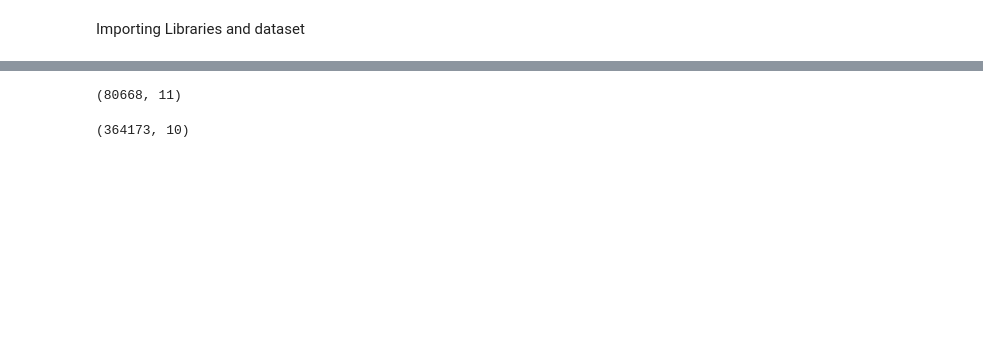
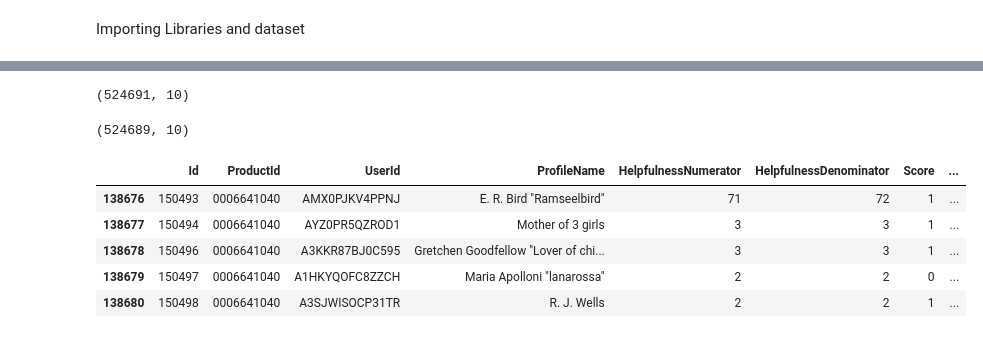
Before and after one commit to mrabhi20iitk/Amazon-Fine-Food-reviews-sentiment_classification, a Jupyter notebook: Amazon-Fine-Food-Reviews-Logistic_Regression/Amazon-Fine-Food-Reviews.ipynb, the cells around one changed output, grey strips where cells are left out. Cells and saved outputs as stored; diff of their text form; code cells hidden in the pictures; blank space fills up the shorter version.

```diff
--- a/Amazon-Fine-Food-Reviews-Logistic_Regression/Amazon-Fine-Food-Reviews.ipynb
+++ b/Amazon-Fine-Food-Reviews-Logistic_Regression/Amazon-Fine-Food-Reviews.ipynb
@@ -33,5 +60,0 @@ data.head()
-# %%
-red = pd.read_sql_query('select * , count(*) from reviews group by userid having count(*)> 1',conn)
-red.shape
-# %% [output]
-(80668, 11)
@@ -42,5 +65,19 @@ sorted_data = data.sort_values('ProductId',axis='index',ascending=True,kind='mer
 # %%
-df = sorted_data.drop_duplicates(subset={"UserId","Time","ProfileName","Text"},keep='first')
+df = sorted_data.drop_duplicates(subset={"ProductId","UserId","Time","ProfileName","Text"},keep='first')
 df.shape
 # %% [output]
-(364173, 10)
+(524691, 10)
+# %%
+df = df[df['HelpfulnessNumerator']<=df['HelpfulnessDenominator']]  #two records were present
+df.shape
+# %% [output]
+(524689, 10)
+# %%
+df.head(5)
+# %% [output]
+|  | Id | ProductId | UserId | ProfileName | HelpfulnessNumerator | HelpfulnessDenominator | Score | ... |
+| 138676 | 150493 | 0006641040 | AMX0PJKV4PPNJ | E. R. Bird "Ramseelbird" | 71 | 72 | 1 | ... |
+| 138677 | 150494 | 0006641040 | AYZ0PR5QZROD1 | Mother of 3 girls | 3 | 3 | 1 | ... |
+| 138678 | 150496 | 0006641040 | A3KKR87BJ0C595 | Gretchen Goodfellow "Lover of chi... | 3 | 3 | 1 | ... |
+| 138679 | 150497 | 0006641040 | A1HKYQOFC8ZZCH | Maria Apolloni "lanarossa" | 2 | 2 | 0 | ... |
+| 138680 | 150498 | 0006641040 | A3SJWISOCP31TR | R. J. Wells | 2 | 2 | 1 | ... |
```
Also changed, not shown: parts of 32 cells of this notebook.
